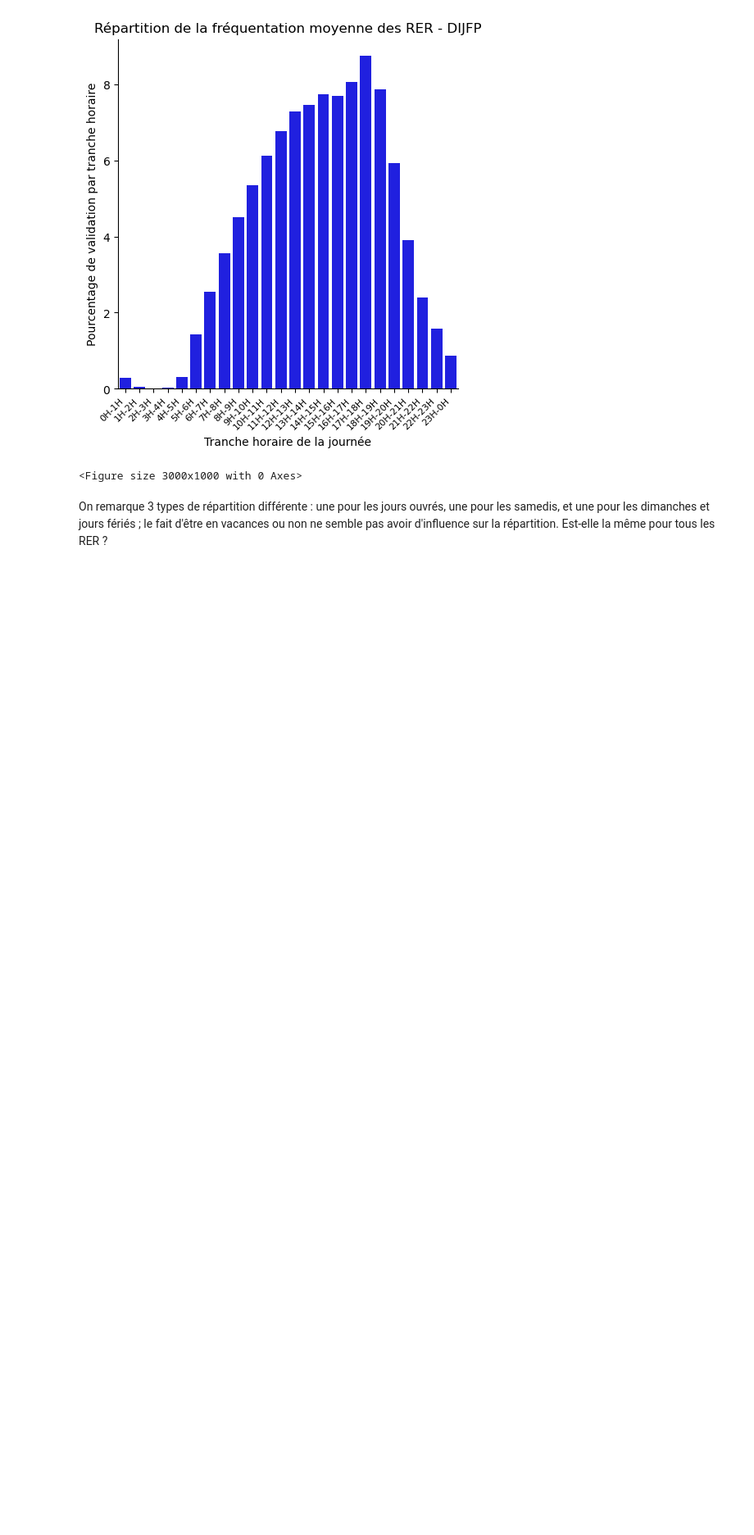
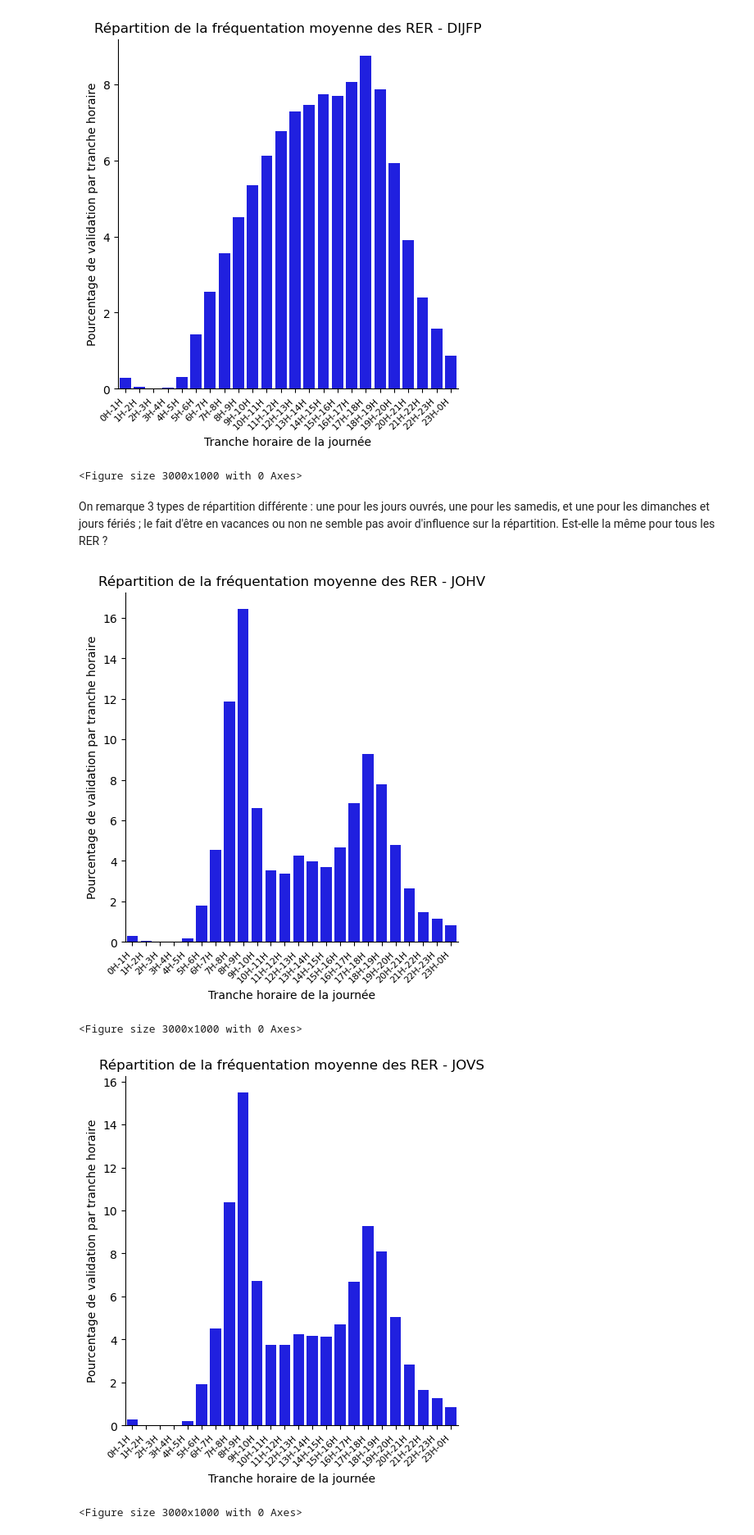
Before and after one commit to jlechat/Frequentation-des-stations-de-TC-en-Ile-de-France, a Jupyter notebook: 2- Statistiques descriptives/SD_profil_2023.ipynb, the cells around one changed output. Shown at 82% size. Drawn from its saved outputs; the diff is of its cells as text; code cells hidden in the pictures; blank space fills up the shorter version.

Commit message:
graphique rer

```diff
--- a/2- Statistiques descriptives/SD_profil_2023.ipynb
+++ b/2- Statistiques descriptives/SD_profil_2023.ipynb
@@ -249,3 +249,47 @@ plt.show()
 <Figure size 3000x1000 with 0 Axes>
 # %% [markdown]
 On remarque 3 types de répartition différente : une pour les jours ouvrés, une pour les samedis, et une pour les dimanches et jours fériés ; le fait d'être en vacances ou non ne semble pas avoir d'influence sur la répartition. Est-elle la même pour tous les RER ?
+# %%
+jour = ['JOHV', 'JOVS', 'SAHV', 'SAVS', 'DIJFP']
+
+for i,j in enumerate(jour) :
+    i = profil[profil['cat_jour'] == j]
+    val_moy_jour = i.groupby(['cat_jour', 'horaire']).agg({'%_val' : 'mean'})
+    repartition = sns.catplot(x='horaire', y='%_val', data=val_moy_jour, kind = "bar", height = 5, aspect = 1, color = "blue", order = heures_triees)
+    ax = repartition.ax
+    plt.xticks(rotation=45, ha='right', fontsize=8)
+    plt.figure(figsize=(30, 10))
+    ax.set_xlabel('Tranche horaire de la journée')
+    ax.set_ylabel('Pourcentage de validation par tranche horaire')
+    ax.set_title(f"Répartition de la fréquentation moyenne des RER - {j}")
+
+plt.show()
+# %%
+noms_rer = ['RER A', 'RER B', 'RER C', 'RER D', 'RER E']
+bonneaventure ={}
+
+for i in noms_rer:
+    profil_rer = profil[profil["rer"] == i ]
+    bonneaventure[i] =profil_rer
+# %%
+jour = ['JOHV', 'JOVS', 'SAHV', 'SAVS', 'DIJFP']
+
+def bonnemesaventure(k):
+    for i,j in enumerate(jour) :
+        i = k[k['cat_jour'] == j]
+        val_moy_jour = i.groupby(['cat_jour', 'horaire']).agg({'%_val' : 'mean'})
+        repartition = sns.catplot(x='horaire', y='%_val', data=val_moy_jour, kind = "bar", height = 5, aspect = 1, color = "blue", order = heures_triees)
+        ax = repartition.ax
+        plt.xticks(rotation=45, ha='right', fontsize=8)
+        plt.figure(figsize=(30, 10))
+        ax.set_xlabel('Tranche horaire de la journée')
+        ax.set_ylabel('Pourcentage de validation par tranche horaire')
+        ax.set_title(f"Répartition de la fréquentation moyenne des RER - {j}")
+        plt.show()
+
+bonnemesaventure(bonneaventure['RER A'])
+# %% [output]
+[figure, added]
+<Figure size 3000x1000 with 0 Axes>
+[figure, added]
+<Figure size 3000x1000 with 0 Axes>
```
Also changed, not shown: parts of 1 cell of this notebook.
